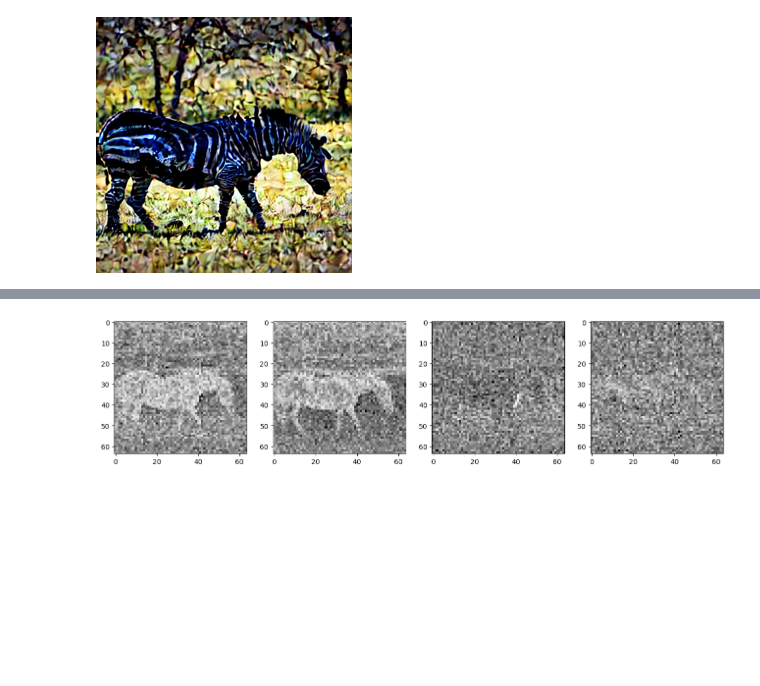
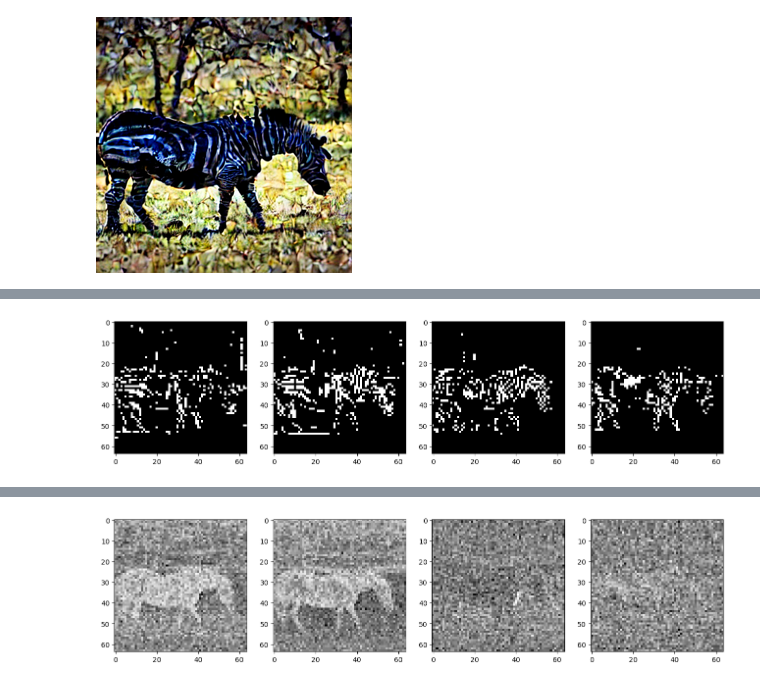
Before and after one commit to FahimF/fai-exp, a Jupyter notebook: diff_edit.ipynb, the cells around one changed output, grey strips where cells are left out. Drawn from its saved outputs; the diff is of its cells as text; code cells hidden in the pictures; blank space fills up the shorter version.

```diff
--- a/diff_edit.ipynb
+++ b/diff_edit.ipynb
@@ -282,0 +317,8 @@ plt.imshow((mask.mean(axis=-1)).astype("uint8"))
+# %%
+# Individual color channel info visualized after converting to numpy
+m = np.round(mask.cpu().numpy())
+fig, axs = plt.subplots(1, 4, figsize=(16, 4))
+for c in range(4):
+    axs[c].imshow(m[c], cmap='Greys')
+# %% [output]
+[figure, added]
```
Also changed, not shown: parts of 22 cells of this notebook.
